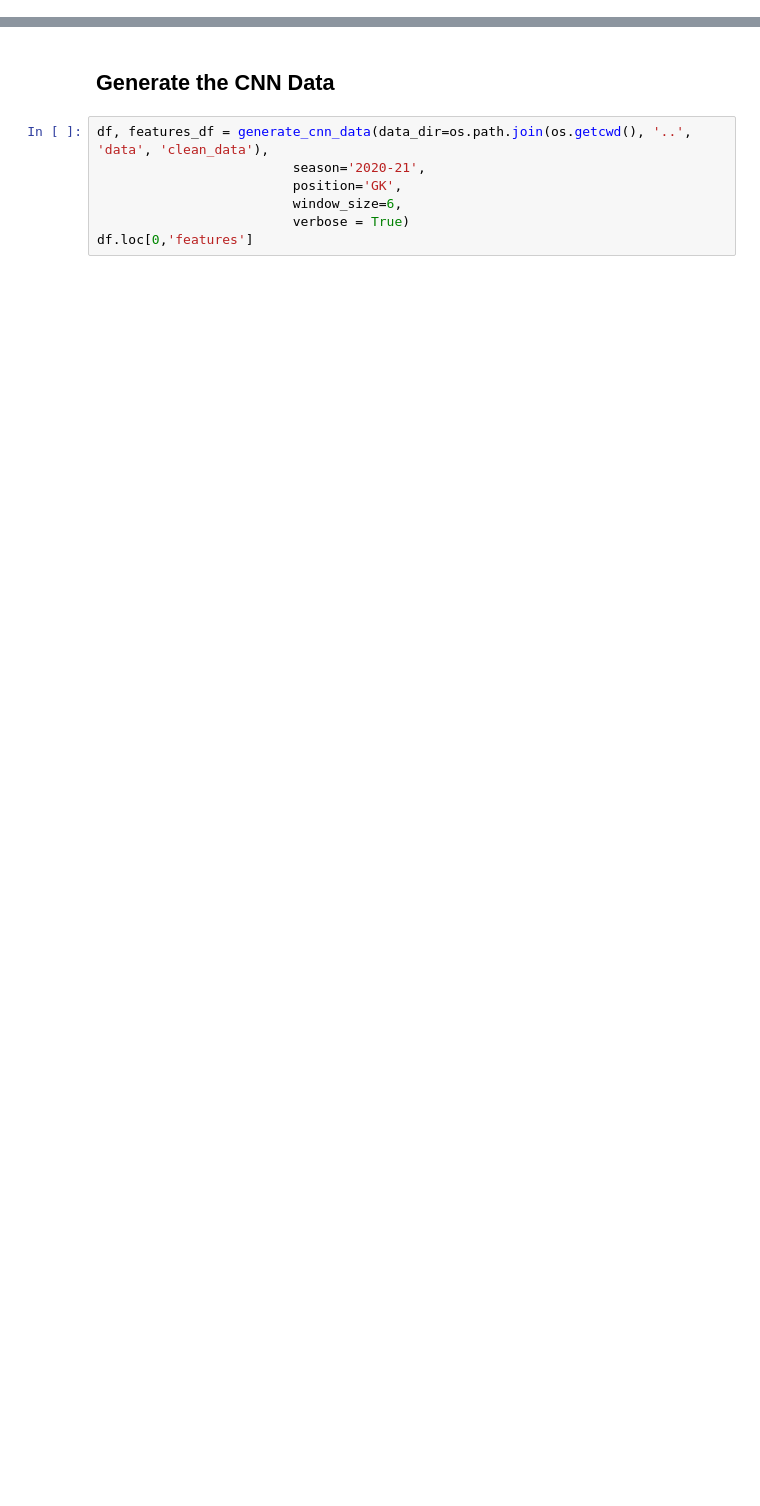
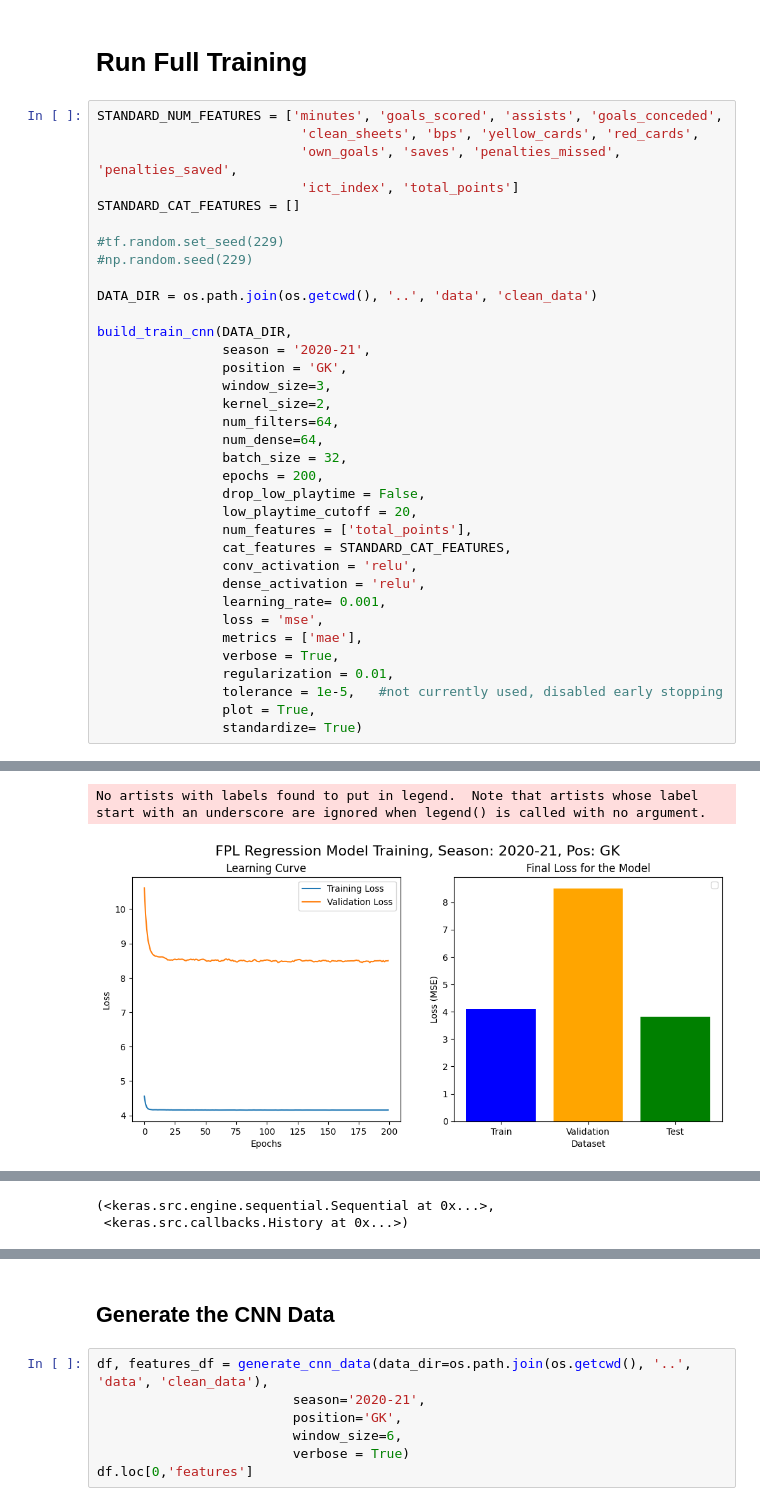
Before and after one commit to danielfrees/mlpremier, a Jupyter notebook: mlpremier/cnn/cnn.ipynb, the cells around one changed output, grey strips where cells are left out. Cells and saved outputs as stored; diff of their text form; blank space fills up the shorter version.

```diff
--- a/mlpremier/cnn/cnn.ipynb
+++ b/mlpremier/cnn/cnn.ipynb
@@ -16,0 +18,38 @@ from data_prep import generate_cnn_data, split_preprocess_cnn_data
+# %% [markdown]
+# Run Full Training
+# %%
+STANDARD_NUM_FEATURES = ['minutes', 'goals_scored', 'assists', 'goals_conceded',
+                          'clean_sheets', 'bps', 'yellow_cards', 'red_cards',
+                          'own_goals', 'saves', 'penalties_missed', 'penalties_saved',
+                          'ict_index', 'total_points']
+STANDARD_CAT_FEATURES = []
+
+#tf.random.set_seed(229)
+#np.random.seed(229)
+
+DATA_DIR = os.path.join(os.getcwd(), '..', 'data', 'clean_data')
+
+build_train_cnn(DATA_DIR,
+                season = '2020-21',
+                position = 'GK',
+                window_size=3,
+                kernel_size=2,
+                num_filters=64,
+                num_dense=64,
+                batch_size = 32,
+                epochs = 200,
+                drop_low_playtime = False,
+                low_playtime_cutoff = 20,
+                num_features = ['total_points'],
+                cat_features = STANDARD_CAT_FEATURES,
+                conv_activation = 'relu',
+                dense_activation = 'relu',
+                learning_rate= 0.001,
+                loss = 'mse',
+                metrics = ['mae'],
+                verbose = True,
+                regularization = 0.01,
+                tolerance = 1e-5,   #not currently used, disabled early stopping
+                plot = True,
+                standardize= True)
+# %% [output]
@@ -16,0 +73,2 @@ from data_prep import generate_cnn_data, split_preprocess_cnn_data
+No artists with labels found to put in legend.  Note that artists whose label start with an underscore are ignored when legend() is called with no argument.
+[figure, added]
@@ -16,0 +76,2 @@ from data_prep import generate_cnn_data, split_preprocess_cnn_data
+(<keras.src.engine.sequential.Sequential at 0x...>,
+ <keras.src.callbacks.History at 0x...>)
```
Also changed, not shown: parts of 16 cells of this notebook, 6 other files.
